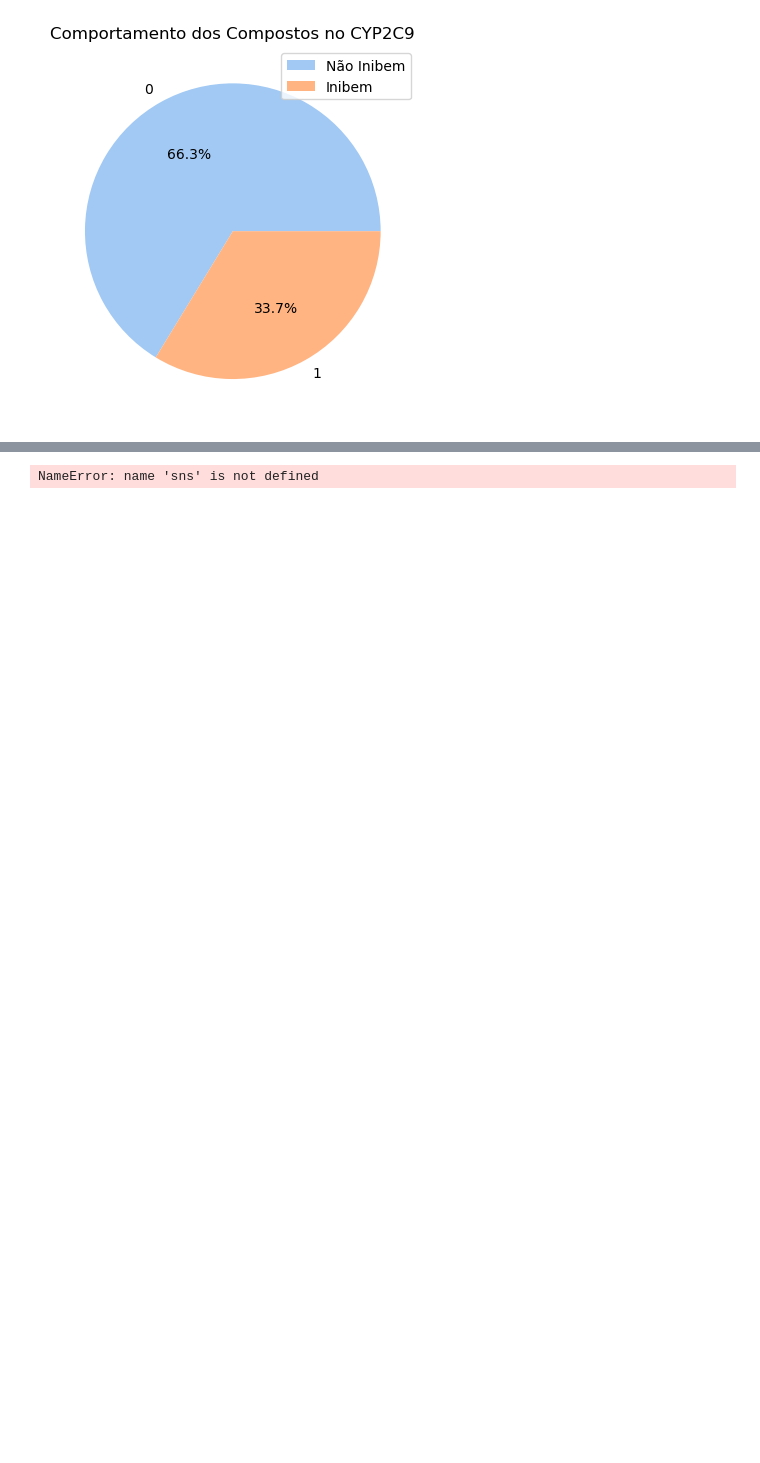
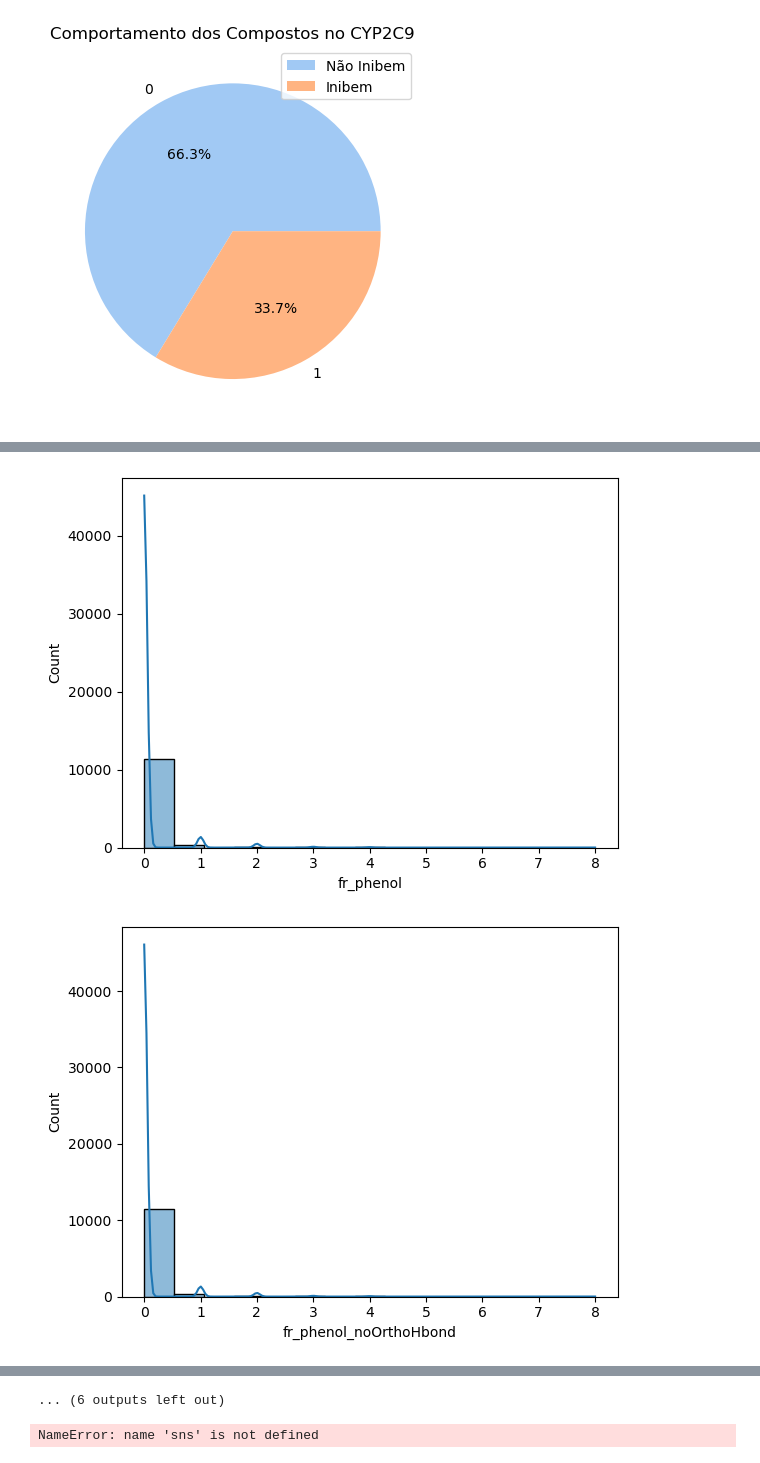
Before and after one commit to BrunoAGSa/Extra-o_Work, a Jupyter notebook: Trabalho parte 2/cyp2c9/trabalho 2.ipynb, the cells around one changed output, grey strips where cells are left out. Cells and saved outputs as stored; diff of their text form; code cells hidden in the pictures; blank space fills up the shorter version.

```diff
--- a/Trabalho parte 2/cyp2c9/trabalho 2.ipynb
+++ b/Trabalho parte 2/cyp2c9/trabalho 2.ipynb
@@ -418,0 +418,9 @@ plt.show()
+# %%
+### NÃO SEI SE FAZ SENTIDO MAS NO CASO DE SE QUERER MAIS GRÁFICOS
+
+for col in df.select_dtypes(include=np.number).columns[190:208]:
+    sns.histplot(df[col], kde=True)
+    plt.show()
+# %% [output]
+[figure, added]
+[figure, added]
@@ -419,3 +437,4 @@ plt.show()
+... (6 outputs left out)
 # %%
 # # Histograma da coluna "Y"
 # sns.histplot(df, x="Y")
```
Also changed, not shown: parts of 40 cells of this notebook.
